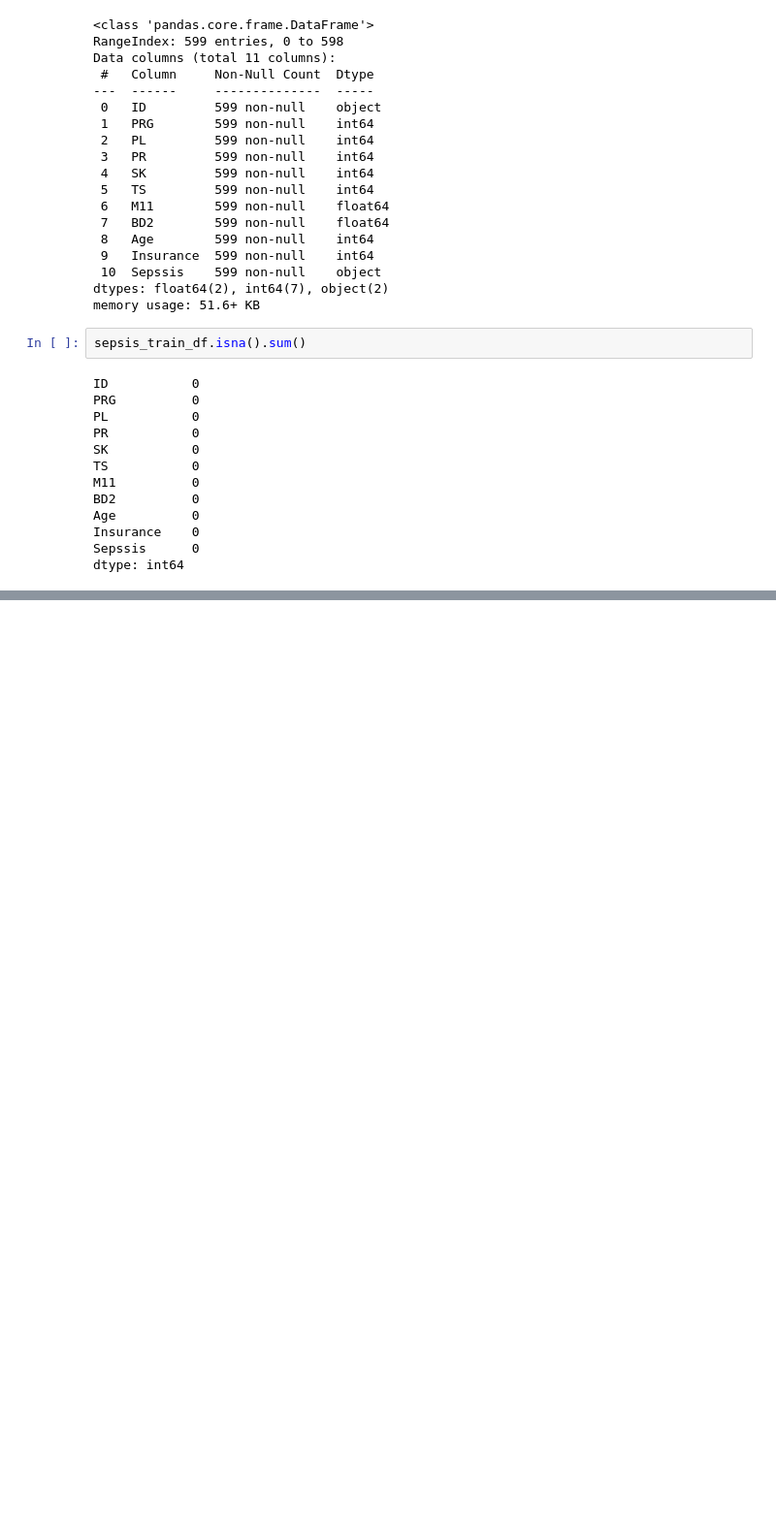
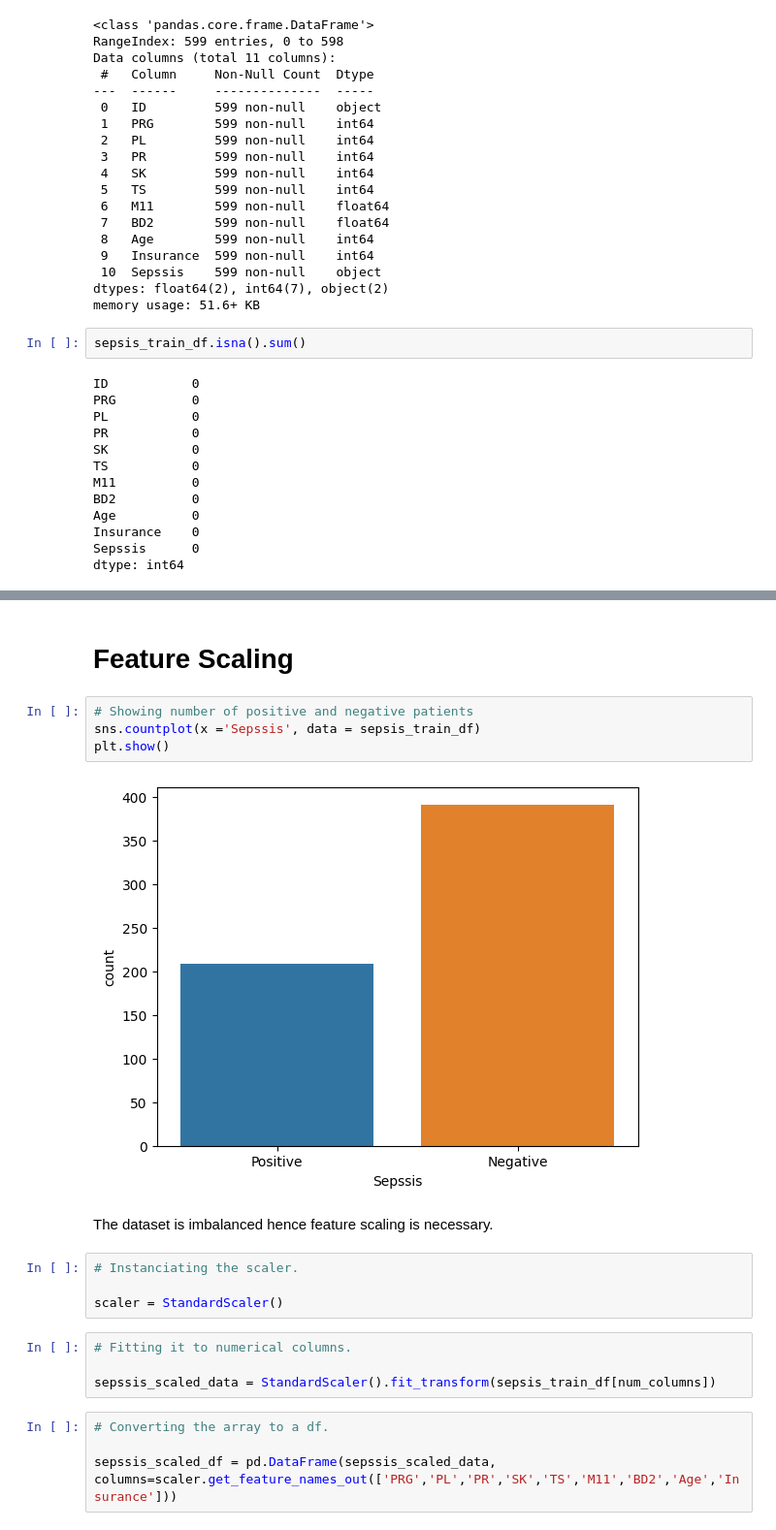
Before and after one commit to muchaimaryanne/Machine-Learning-API-using-FastAPI, a Jupyter notebook: Machine_Learning_API_using_FastAPI.ipynb, the cells around one changed output, grey strips where cells are left out. Shown: that part at 97% size. Drawn from its saved outputs; the diff is of its cells as text; blank space fills up the shorter version.

```diff
--- a/Machine_Learning_API_using_FastAPI.ipynb
+++ b/Machine_Learning_API_using_FastAPI.ipynb
@@ -119,0 +657,22 @@ dtype: int64
+# %% [markdown]
+# Feature Scaling
+# %%
+# Showing number of positive and negative patients
+sns.countplot(x ='Sepssis', data = sepsis_train_df)
+plt.show()
+# %% [output]
+[figure, added]
+# %% [markdown]
+The dataset is imbalanced hence feature scaling is necessary.
+# %%
+# Instanciating the scaler.
+
+scaler = StandardScaler()
+# %%
+# Fitting it to numerical columns.
+
+sepssis_scaled_data = StandardScaler().fit_transform(sepsis_train_df[num_columns])
+# %%
+# Converting the array to a df.
+
+sepssis_scaled_df = pd.DataFrame(sepssis_scaled_data, columns=scaler.get_feature_names_out(['PRG','PL','PR','SK','TS','M11','BD2','Age','Insurance']))
```
Also changed, not shown: parts of 74 cells of this notebook.
